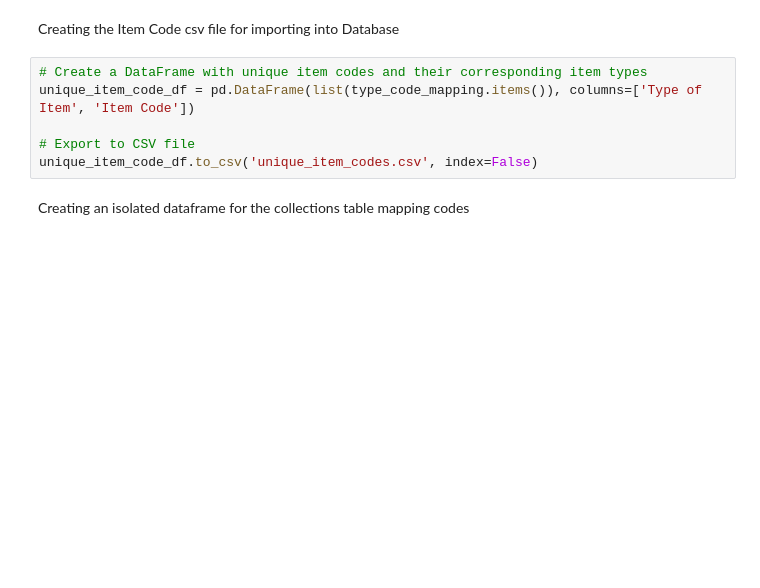
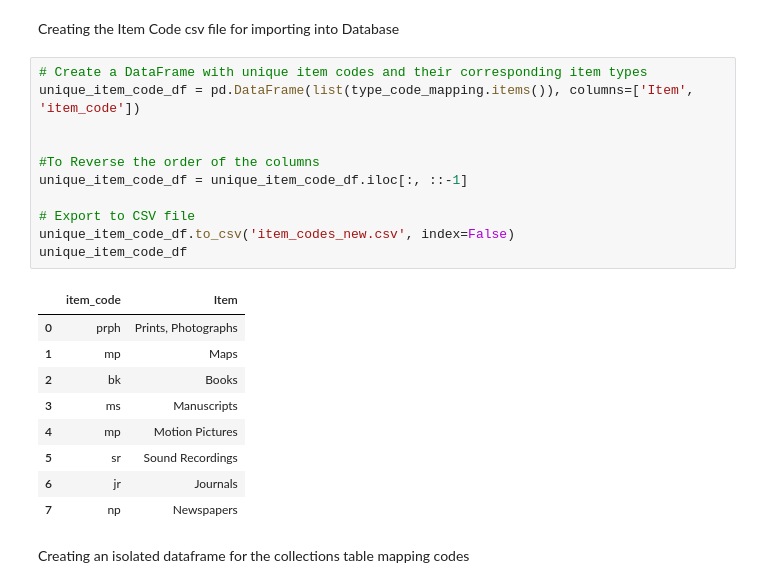
Before and after one commit to caitepley/Project-3, a Jupyter notebook: LOC_new.ipynb, the cells around one changed output. Drawn from its saved outputs; the diff is of its cells as text; blank space fills up the shorter version.

```diff
--- a/LOC_new.ipynb
+++ b/LOC_new.ipynb
@@ -149,10 +149,25 @@ loc2_df
 Creating the Item Code csv file for importing into Database
 # %%
 # Create a DataFrame with unique item codes and their corresponding item types
-unique_item_code_df = pd.DataFrame(list(type_code_mapping.items()), columns=['Type of Item', 'Item Code'])
+unique_item_code_df = pd.DataFrame(list(type_code_mapping.items()), columns=['Item', 'item_code'])
+
+
+#To Reverse the order of the columns
+unique_item_code_df = unique_item_code_df.iloc[:, ::-1]
 
 # Export to CSV file
-unique_item_code_df.to_csv('unique_item_codes.csv', index=False)
+unique_item_code_df.to_csv('item_codes_new.csv', index=False)
+unique_item_code_df
+# %% [output]
+|  | item_code | Item |
+| 0 | prph | Prints, Photographs |
+| 1 | mp | Maps |
+| 2 | bk | Books |
+| 3 | ms | Manuscripts |
+| 4 | mp | Motion Pictures |
+| 5 | sr | Sound Recordings |
+| 6 | jr | Journals |
+| 7 | np | Newspapers |
 # %% [markdown]
 Creating an isolated dataframe for the collections table mapping codes
 # %%
```
Also changed, not shown: parts of 10 cells of this notebook, 5 other files.
